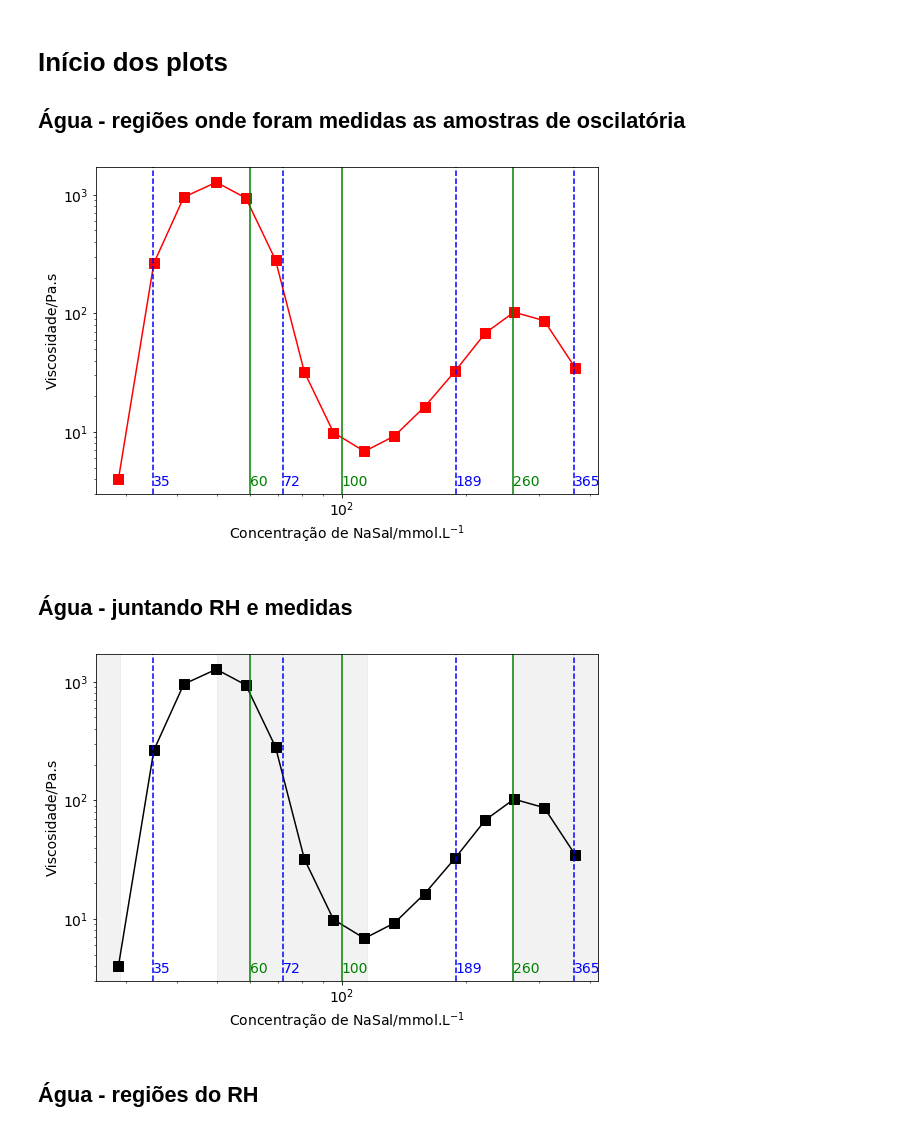
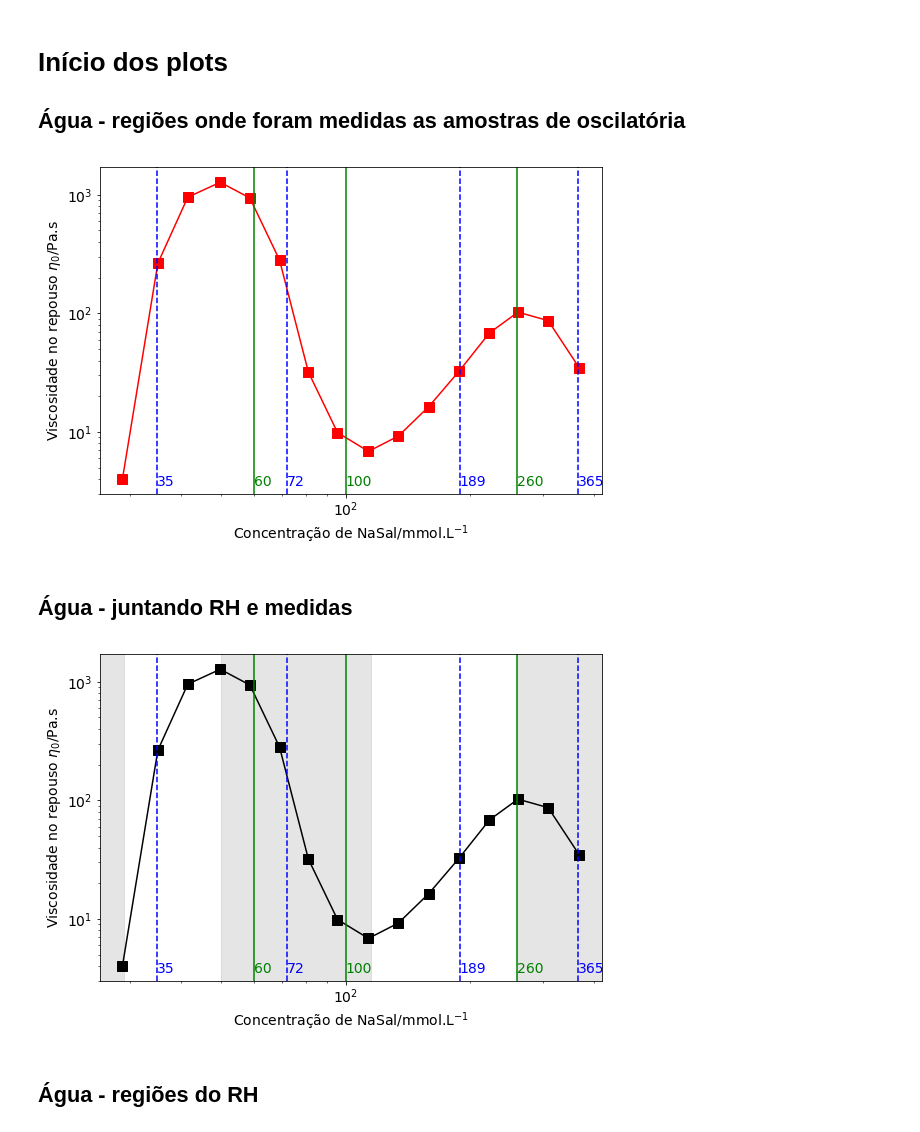
Before and after one commit to KarlClinckspoor/Tese, a Jupyter notebook: imagens/notebooks/dados experimentais/reologia_RH/Plots RH reologia.ipynb, the cells around one changed output. Saved outputs shown, nothing was run; the diff lists cells and outputs as text; code cells hidden in the pictures.

```diff
--- a/imagens/notebooks/dados experimentais/reologia_RH/Plots RH reologia.ipynb
+++ b/imagens/notebooks/dados experimentais/reologia_RH/Plots RH reologia.ipynb
@@ -149,32 +149,32 @@ qual_cor_cm(5)
 # %%
 mpl.rcParams.update({'font.size': 14, 'text.usetex':False})
 
 fig, ax = plt.subplots(1, 1, figsize=(9,6))
 
 dados = [i for i in files if 'Sac' in i or 'Glic' in i or 'Adit2' in i]
 #dados = [i for i in files if 'Glic' in i or 'Adit2' in i]
 
 df = pd.read_csv('0pAdit2.txt', decimal=',', sep='\t', header=1)
 ax.plot(df['Conc'], df['Eta'],
             marker='s', markersize=10,
             label='Água', color='r')
 
 concs_agua = [35, 72, 189, 365]
 concs_adit = [60, 100, 260]
 
 for conc in concs_agua:
     ax.axvline(x=conc, color='b', linestyle='--')
     ax.text(x=conc, y=3.5, s=conc, color='b')
 for conc in concs_adit:
     ax.axvline(x=conc, color='g')
     ax.text(x=conc, y=3.5, s=conc, color='g')
 
-ax.set(xscale='log', yscale='log', xlabel='Concentração de NaSal/mmol.L$^{-1}$', ylabel='Viscosidade/Pa.s')
+ax.set(xscale='log', yscale='log', xlabel='Concentração de NaSal/mmol.L$^{-1}$', ylabel='Viscosidade no repouso $\eta_0$/Pa.s')
 #ax.set_title('CTAB 100 mmol.L$^{-1}$', loc='right', fontsize='medium')
 
 fig.savefig('../../../reologia/RH_agua_oscilatorio.pdf')
 # %% [output]
-[figure, old version]
+[figure, new version]
 # %% [markdown]
 ## Água - juntando RH e medidas
 # %%
@@ -201,12 +201,12 @@ for conc in concs_adit:
     ax.axvline(x=conc, color='g')
     ax.text(x=conc, y=3.5, s=conc, color='g')
 
-ax.set(xscale='log', yscale='log', xlabel='Concentração de NaSal/mmol.L$^{-1}$', ylabel='Viscosidade/Pa.s')
+ax.set(xscale='log', yscale='log', xlabel='Concentração de NaSal/mmol.L$^{-1}$', ylabel='Viscosidade no repouso $\eta_0$/Pa.s')
 
 limsy = ax.get_ylim()
 limsx = ax.get_xlim()
 
-background_alpha = 0.05
+background_alpha = 0.1
 
 ax.fill_between(x=[20, 29], y1=1, y2=2000, color='k', alpha=background_alpha)
 ax.fill_between(x=[29, 50], y1=1, y2=2000, color='w', alpha=background_alpha)
@@ -220,7 +220,7 @@ ax.set_xlim(limsx)
 
 fig.savefig('../../../reologia/RH_agua_oscilatorio.pdf')
 # %% [output]
-[figure, old version]
+[figure, new version]
 # %% [markdown]
 ## Água - regiões do RH
 # %%
```
Also changed, not shown: parts of 5 cells of this notebook, 10 other files.
